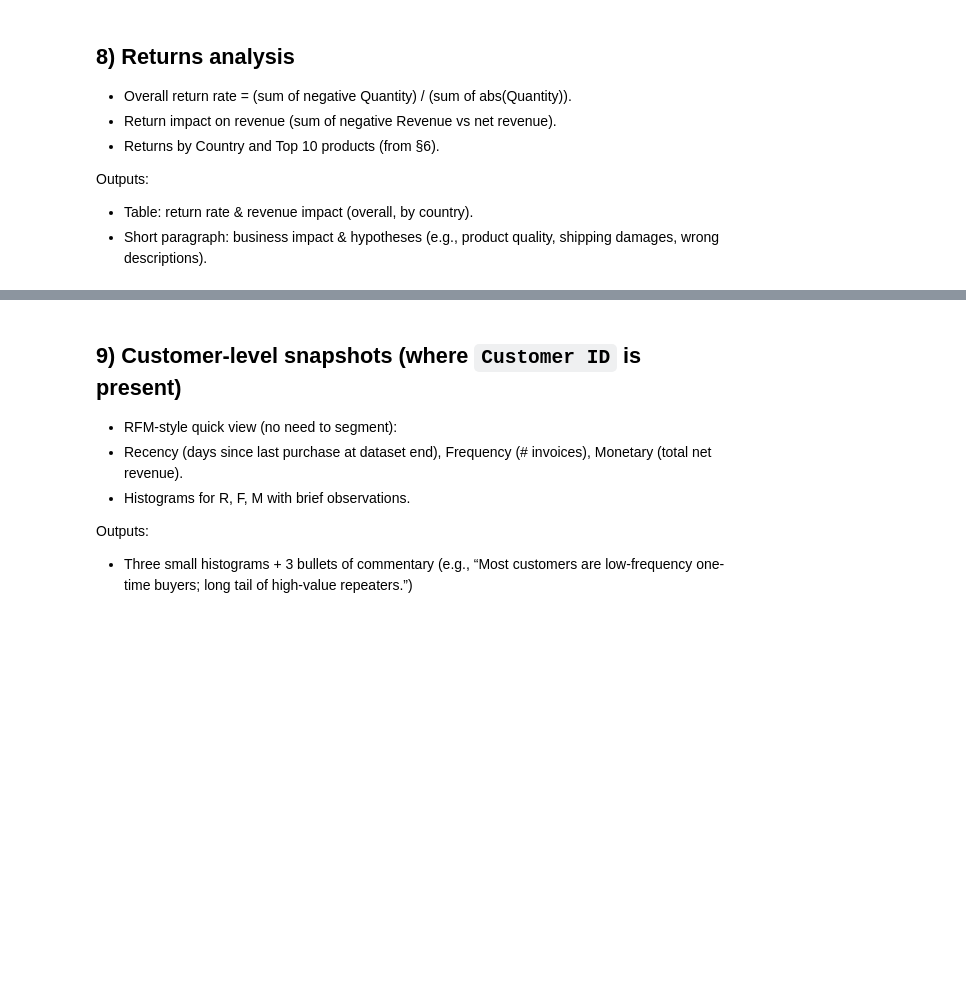
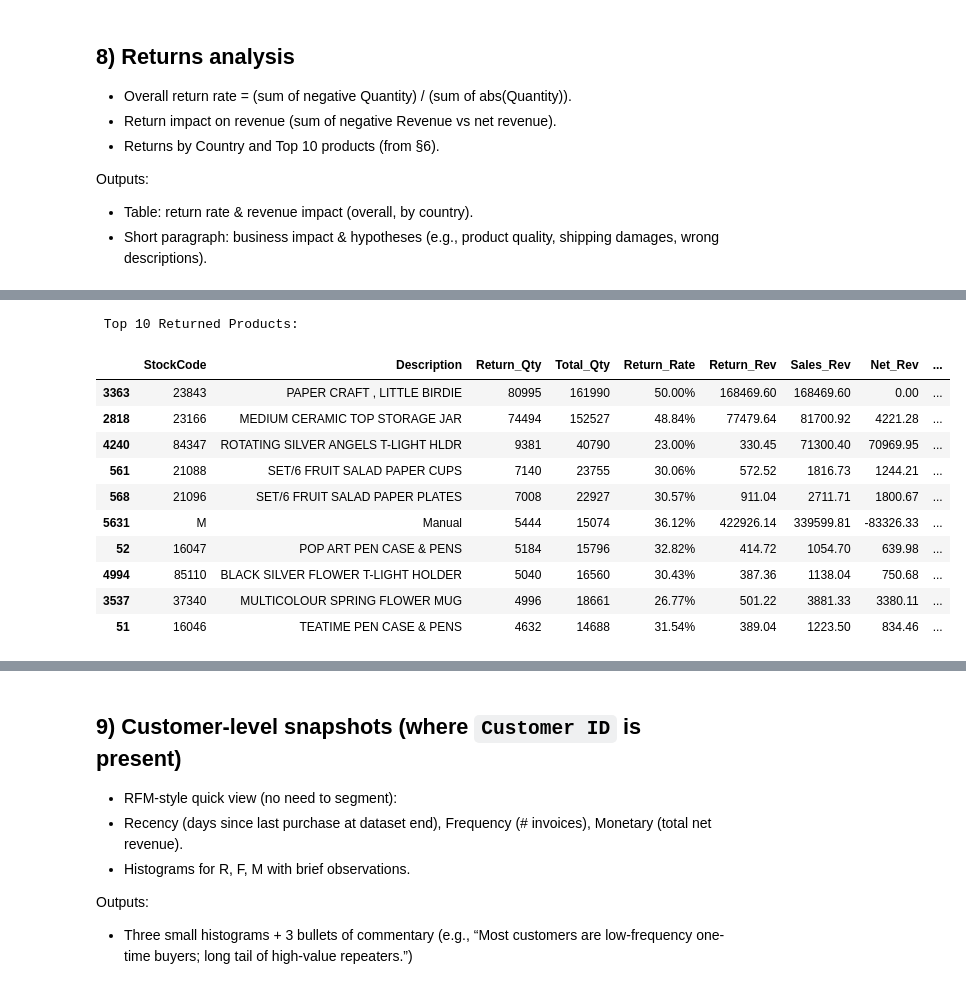
Before and after one commit to jjelleazarr/retail_eda_pair_Braga_Elleazar_Mateo_Suacito, a Jupyter notebook: notebooks/Retail-EDA.ipynb, the cells around one changed output, grey strips where cells are left out. Saved outputs shown, nothing was run; the diff lists cells and outputs as text; code cells hidden in the pictures; blank space fills up the shorter version.

```diff
--- a/notebooks/Retail-EDA.ipynb
+++ b/notebooks/Retail-EDA.ipynb
@@ -601,0 +567,40 @@ descriptions, or packaging. Addressing these issues can directly reduce returns
+# %%
+# Top 10 Returned Products
+returns_products = (
+    data.groupby(['StockCode', 'Description'])
+        .agg(
+            Return_Qty=('Quantity', lambda x: x[x < 0].sum()),
+            Total_Qty=('Quantity', lambda x: x.abs().sum()),
+            Return_Rev=('Revenue', lambda x: x[x < 0].sum()),
+            Sales_Rev=('Revenue', lambda x: x[x > 0].sum())
+        )
+        .reset_index()
+)
+
+
+returns_products['Return_Qty'] = returns_products['Return_Qty'].abs()
+returns_products['Return_Rev'] = returns_products['Return_Rev'].abs()
+returns_products['Return_Rate'] = returns_products['Return_Qty'] / returns_products['Total_Qty']
+returns_products['Net_Rev'] = returns_products['Sales_Rev'] - returns_products['Return_Rev']
+returns_products['Revenue_Impact'] = returns_products['Return_Rev'] / returns_products['Sales_Rev'].replace(0, np.nan)
+returns_products = returns_products.sort_values('Return_Qty', ascending=False).head(10)
+returns_products_display = returns_products.copy()
+returns_products_display['Return_Rate'] = (returns_products_display['Return_Rate'] * 100).map("{:.2f}%".format)
+returns_products_display['Revenue_Impact'] = (returns_products_display['Revenue_Impact'] * 100).map("{:.2f}%".format)
+
+print("\n Top 10 Returned Products:")
+display(returns_products_display[['StockCode','Description','Return_Qty','Total_Qty','Return_Rate',
+                                  'Return_Rev','Sales_Rev','Net_Rev','Revenue_Impact']])
+# %% [output]
+ Top 10 Returned Products:
+|  | StockCode | Description | Return_Qty | Total_Qty | Return_Rate | Return_Rev | Sales_Rev | Net_Rev | ... |
+| 3363 | 23843 | PAPER CRAFT , LITTLE BIRDIE | 80995 | 161990 | 50.00% | 168469.60 | 168469.60 | 0.00 | ... |
+| 2818 | 23166 | MEDIUM CERAMIC TOP STORAGE JAR | 74494 | 152527 | 48.84% | 77479.64 | 81700.92 | 4221.28 | ... |
+| 4240 | 84347 | ROTATING SILVER ANGELS T-LIGHT HLDR | 9381 | 40790 | 23.00% | 330.45 | 71300.40 | 70969.95 | ... |
+| 561 | 21088 | SET/6 FRUIT SALAD PAPER CUPS | 7140 | 23755 | 30.06% | 572.52 | 1816.73 | 1244.21 | ... |
+| 568 | 21096 | SET/6 FRUIT SALAD PAPER PLATES | 7008 | 22927 | 30.57% | 911.04 | 2711.71 | 1800.67 | ... |
+| 5631 | M | Manual | 5444 | 15074 | 36.12% | 422926.14 | 339599.81 | -83326.33 | ... |
+| 52 | 16047 | POP ART PEN CASE & PENS | 5184 | 15796 | 32.82% | 414.72 | 1054.70 | 639.98 | ... |
+| 4994 | 85110 | BLACK SILVER FLOWER T-LIGHT HOLDER | 5040 | 16560 | 30.43% | 387.36 | 1138.04 | 750.68 | ... |
+| 3537 | 37340 | MULTICOLOUR SPRING FLOWER MUG | 4996 | 18661 | 26.77% | 501.22 | 3881.33 | 3380.11 | ... |
+| 51 | 16046 | TEATIME PEN CASE & PENS | 4632 | 14688 | 31.54% | 389.04 | 1223.50 | 834.46 | ... |
```
Also changed, not shown: parts of 6 cells of this notebook.
